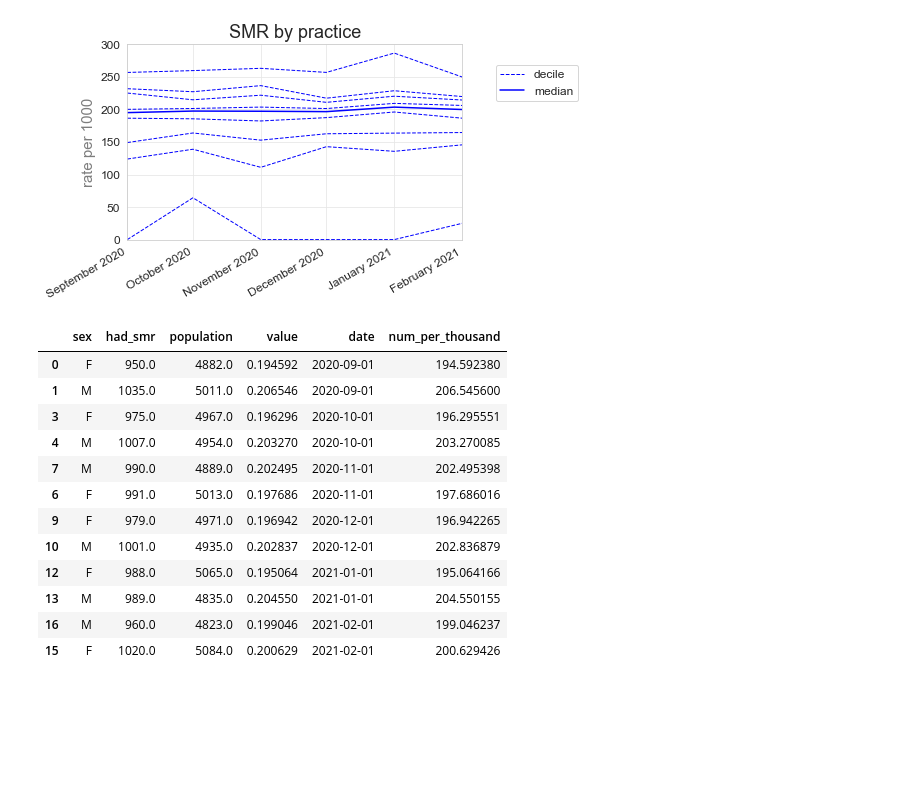
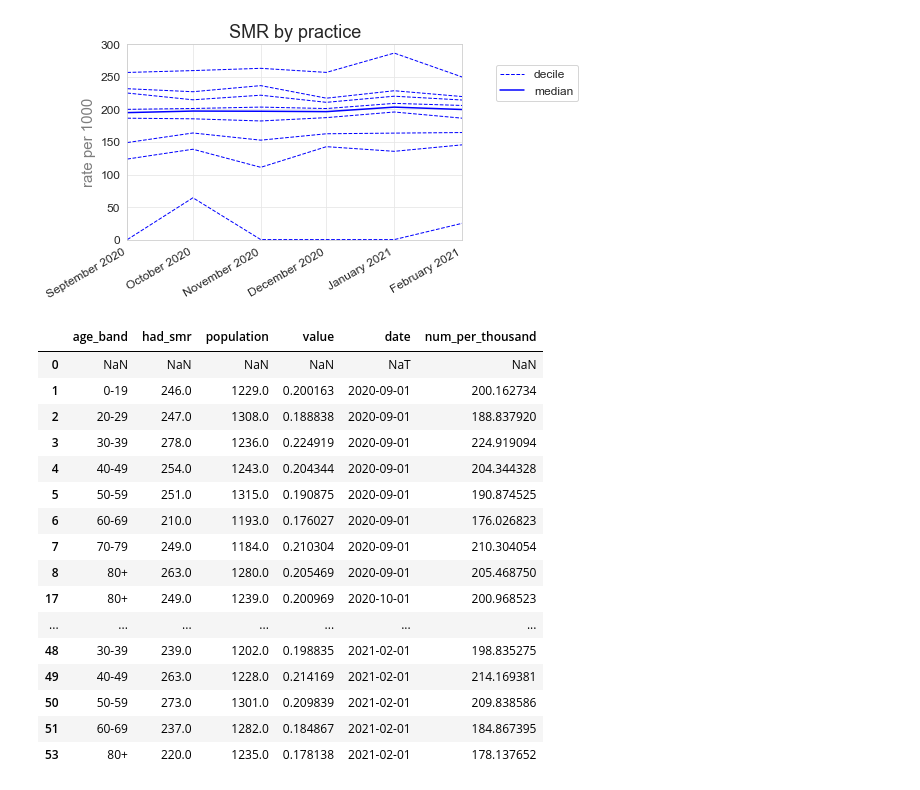
Before and after one commit to opensafely/SRO-smr, a Jupyter notebook: Untitled.ipynb, the cells around one changed output. Drawn from its saved outputs; the diff is of its cells as text; code cells hidden in the pictures; blank space fills up the shorter version.

Commit message:
remove default age band measures results

```diff
--- a/Untitled.ipynb
+++ b/Untitled.ipynb
@@ -637,12 +637,12 @@ plt.show()
 [figure]
 # %%
 
-measures_df_sex = pd.read_csv('output/measures/measure_smr_by_sex.csv')
+measures_df_age = pd.read_csv('output/measures/measure_smr_by_age_band.csv')
 def to_datetime_sort(df):
     df['date'] = pd.to_datetime(df['date'])
     df.sort_values(by='date', inplace=True)
 
-to_datetime_sort(measures_df_sex)
+to_datetime_sort(measures_df_age)
 
 class Measure:
   def __init__(self, id, numerator, denominator, group_by):
@@ -652,7 +652,7 @@ class Measure:
     self.group_by=group_by
 
 m = Measure(
-        id="smr_by_sex",
+        id="smr_by_age",
         numerator="had_smr",
         denominator="population",
         group_by=["sex"],
@@ -670,28 +670,32 @@ def redact_small_numbers(df, n, m):
     return df
 
 
-redact_small_numbers(measures_df_sex, 5, m)
+redact_small_numbers(measures_df_age, 5, m)
 def calculate_rate(df, value_col='had_smr', population_col='population'):
     num_per_thousand = df[value_col]/(df[population_col]/1000)
     df['num_per_thousand'] = num_per_thousand
 
-calculate_rate(measures_df_sex)
+calculate_rate(measures_df_age)
-# %%
-measures_df_sex = measures_df_sex[measures_df_sex['sex'].isin(["F", "M"])]
-
-
-measures_df_sex
-# %% [output]
-|  | sex | had_smr | population | value | date | num_per_thousand |
-| 0 | F | 950.0 | 4882.0 | 0.194592 | 2020-09-01 | 194.592380 |
-| 1 | M | 1035.0 | 5011.0 | 0.206546 | 2020-09-01 | 206.545600 |
-| 3 | F | 975.0 | 4967.0 | 0.196296 | 2020-10-01 | 196.295551 |
-| 4 | M | 1007.0 | 4954.0 | 0.203270 | 2020-10-01 | 203.270085 |
-| 7 | M | 990.0 | 4889.0 | 0.202495 | 2020-11-01 | 202.495398 |
-| 6 | F | 991.0 | 5013.0 | 0.197686 | 2020-11-01 | 197.686016 |
-| 9 | F | 979.0 | 4971.0 | 0.196942 | 2020-12-01 | 196.942265 |
-| 10 | M | 1001.0 | 4935.0 | 0.202837 | 2020-12-01 | 202.836879 |
-| 12 | F | 988.0 | 5065.0 | 0.195064 | 2021-01-01 | 195.064166 |
-| 13 | M | 989.0 | 4835.0 | 0.204550 | 2021-01-01 | 204.550155 |
-| 16 | M | 960.0 | 4823.0 | 0.199046 | 2021-02-01 | 199.046237 |
-| 15 | F | 1020.0 | 5084.0 | 0.200629 | 2021-02-01 | 200.629426 |
+# %%
+measures_df_age = measures_df_age[~measures_df_age['age_band'].isin(["0"])]
+
+
+measures_df_age
+# %% [output]
+|  | age_band | had_smr | population | value | date | num_per_thousand |
+| 0 | NaN | NaN | NaN | NaN | NaT | NaN |
+| 1 | 0-19 | 246.0 | 1229.0 | 0.200163 | 2020-09-01 | 200.162734 |
+| 2 | 20-29 | 247.0 | 1308.0 | 0.188838 | 2020-09-01 | 188.837920 |
+| 3 | 30-39 | 278.0 | 1236.0 | 0.224919 | 2020-09-01 | 224.919094 |
+| 4 | 40-49 | 254.0 | 1243.0 | 0.204344 | 2020-09-01 | 204.344328 |
+| 5 | 50-59 | 251.0 | 1315.0 | 0.190875 | 2020-09-01 | 190.874525 |
+| 6 | 60-69 | 210.0 | 1193.0 | 0.176027 | 2020-09-01 | 176.026823 |
+| 7 | 70-79 | 249.0 | 1184.0 | 0.210304 | 2020-09-01 | 210.304054 |
+| 8 | 80+ | 263.0 | 1280.0 | 0.205469 | 2020-09-01 | 205.468750 |
+| 17 | 80+ | 249.0 | 1239.0 | 0.200969 | 2020-10-01 | 200.968523 |
+| ... | ... | ... | ... | ... | ... | ... |
+| 48 | 30-39 | 239.0 | 1202.0 | 0.198835 | 2021-02-01 | 198.835275 |
+| 49 | 40-49 | 263.0 | 1228.0 | 0.214169 | 2021-02-01 | 214.169381 |
+| 50 | 50-59 | 273.0 | 1301.0 | 0.209839 | 2021-02-01 | 209.838586 |
+| 51 | 60-69 | 237.0 | 1282.0 | 0.184867 | 2021-02-01 | 184.867395 |
+| 53 | 80+ | 220.0 | 1235.0 | 0.178138 | 2021-02-01 | 178.137652 |
```
Also changed, not shown: 1 other file.
